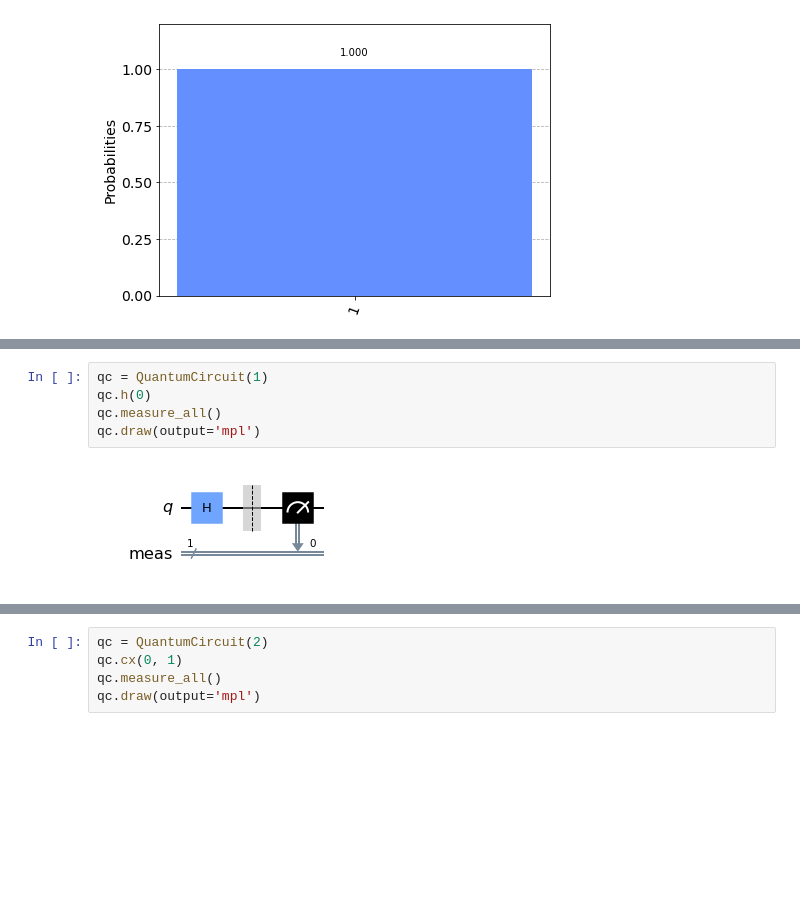
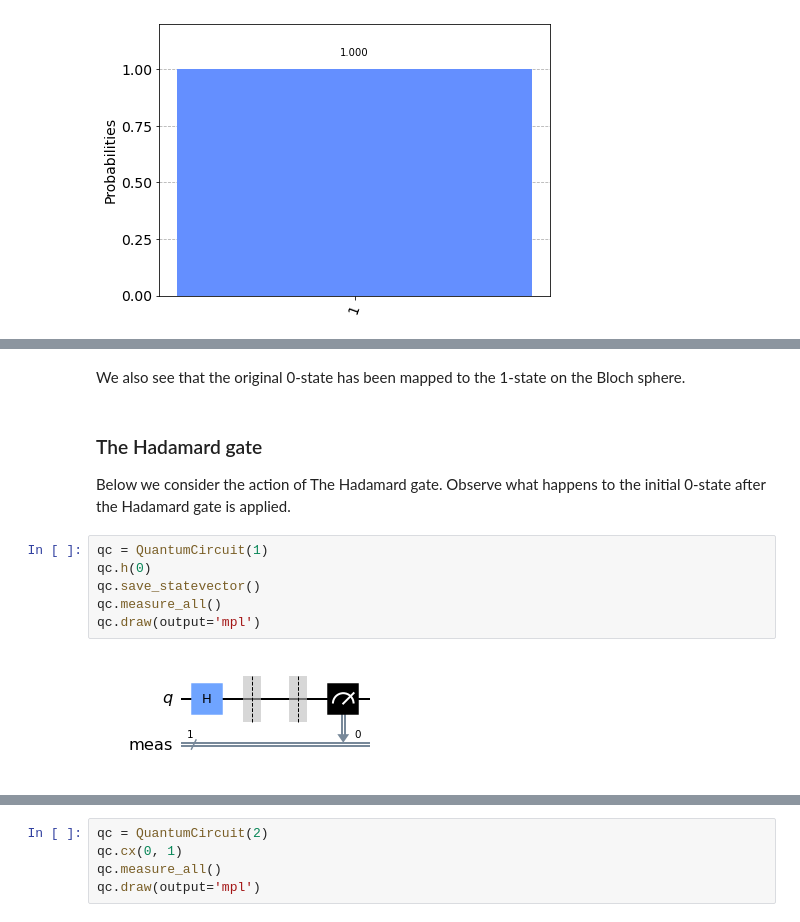
Before and after one commit to francis-newson-tessella/qiskit-2022, a Jupyter notebook: Notebooks/Quantum Gates.ipynb, the cells around one changed output, grey strips where cells are left out. Drawn from its saved outputs; the diff is of its cells as text; blank space fills up the shorter version.

```diff
--- a/Notebooks/Quantum Gates.ipynb
+++ b/Notebooks/Quantum Gates.ipynb
@@ -58,10 +90,16 @@ plot_histogram(counts)
+# %% [markdown]
+We also see that the original 0-state has been mapped to the 1-state on the Bloch sphere.
+# %% [markdown]
+### The Hadamard gate
+Below we consider the action of The Hadamard gate. Observe what happens to the initial 0-state after the Hadamard gate is applied.
 # %%
 qc = QuantumCircuit(1)
 qc.h(0)
+qc.save_statevector()
 qc.measure_all()
 qc.draw(output='mpl')
 # %% [output]
-[figure, old version]
+[figure, new version]
 # %%
 sim = Aer.get_backend('aer_simulator')
 result = sim.run(qc).result()
```
Also changed, not shown: parts of 20 cells of this notebook, 1 other file.
